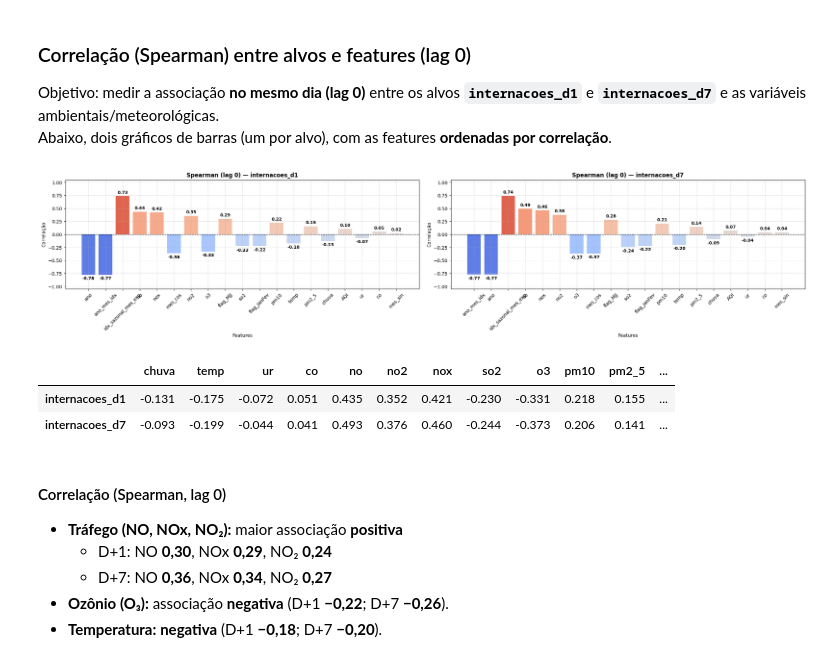
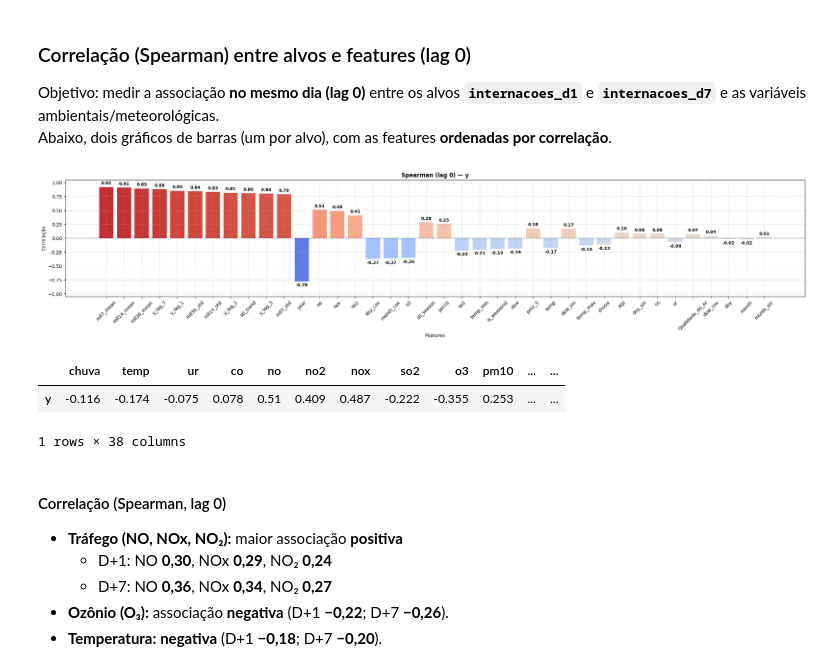
Before and after one commit to AILAB-CEFET-RJ/qualiar, a Jupyter notebook: notebooks/Analise-Correlacao/internacoes_x_qualiar_new.ipynb, the cells around one changed output. Drawn from its saved outputs; the diff is of its cells as text; code cells hidden in the pictures.

```diff
--- a/notebooks/Analise-Correlacao/internacoes_x_qualiar_new.ipynb
+++ b/notebooks/Analise-Correlacao/internacoes_x_qualiar_new.ipynb
@@ -28,8 +28,8 @@ import seaborn as sns
 import numpy as np
 import pandas as pd
 
-url_internacoes = "https://raw.githubusercontent.com/AILAB-CEFET-RJ/qualiar/refs/heads/main/data/datasus/INTERNACOES_DOENCA_RESP_RJ.csv"
-url_qualiar     = "https://raw.githubusercontent.com/AILAB-CEFET-RJ/qualiar/refs/heads/main/data/datasus/INTER_DR_RJ_SEAZONALITY.csv"
+url_internacoes = "https://raw.githubusercontent.com/AILAB-CEFET-RJ/qualiar/refs/heads/main/data/datasus/INTER_DR_RJ_SEAZONALITY.csv"
+url_qualiar     = "https://raw.githubusercontent.com/AILAB-CEFET-RJ/qualiar/refs/heads/main/data/DataRio/QUALIAR_RIO_DE_JANEIRO_TRATADO.csv"
 
 df_internacoes = pd.read_csv(url_internacoes, encoding="utf-8")
 df_qualiar     = pd.read_csv(url_qualiar,     encoding="utf-8")
@@ -40,6 +40,8 @@ df_unificado = (
       .reset_index(drop=True)
 )
 
+df_unificado.drop(columns=["ano", "mes", "dia"], inplace=True, errors="ignore")
+
 print("Dimensões do unificado:", df_unificado.shape)
 print("Intervalo de datas:", df_unificado["data_dia"].min(), "→", df_unificado["data_dia"].max())
 print("\nColunas:", df_unificado.columns.tolist())
@@ -68,7 +443,7 @@ df_ = df_unificado.copy()
 df_["data_dia"] = pd.to_datetime(df_["data_dia"], errors="coerce")
 df_ = df_.dropna(subset=["data_dia"]).sort_values("data_dia")
 
-serie = pd.to_numeric(df_["num_internacoes"], errors="coerce").dropna()
+serie = pd.to_numeric(df_["y"], errors="coerce").dropna()
 
 max_lags = 30
 lags = int(min(max_lags, max(1, len(serie) - 1)))
@@ -246,8 +521,8 @@ df = df_unificado.copy()
 df["data_dia"] = pd.to_datetime(df["data_dia"], errors="coerce")
 df = df.dropna(subset=["data_dia"]).sort_values("data_dia")
 
-targets = ["internacoes_d1", "internacoes_d7"]
-feature_candidates = ["chuva","temp","ur","co","no","no2","nox","so2","o3","pm10","pm2_5","AQI", 'mes_sin', 'mes_cos', "ano_mes_idx", "idx_sazonal_mes_exp", "ano", "flag_JanFev", "flag_MJJ"]
+targets = ["y"]
+feature_candidates = ['chuva', 'temp', 'ur', 'co', 'no', 'no2', 'nox', 'so2', 'o3', 'pm10', 'pm2_5', 'temp_min', 'temp_max', 'AQI', 'Qualidade_do_Ar', 'year', 'month', 'dow', 'doy', 'is_weekend', 'dow_sin', 'dow_cos', 'month_sin', 'month_cos', 'doy_sin', 'doy_cos', 'y_lag_1', 'y_lag_2', 'y_lag_3', 'y_lag_7', 'roll7_mean', 'roll7_std', 'roll14_mean', 'roll14_std', 'roll30_mean', 'roll30_std', 'stl_trend', 'stl_season']
 features = [c for c in feature_candidates if c in df.columns]
 if not features:
     raise ValueError("Nenhuma feature candidata encontrada.")
@@ -267,37 +542,37 @@ corr_mat = pd.DataFrame(
 
 n_tg = len(corr_series)
 fig, axes = plt.subplots(1, n_tg, figsize=(max(10, 1.2*len(features))*n_tg/2, 5), constrained_layout=True)
 if n_tg == 1:
     axes = [axes]
 
 for ax, (t, s) in zip(axes, corr_series.items()):
     vals = s.values
     idx = s.index
     colors = plt.cm.coolwarm((vals + 1) / 2)
     bars = ax.bar(idx, vals, color=colors)
     ax.axhline(0, color="black", linestyle="--", linewidth=1)
     ax.set_ylim(-1.05, 1.05)
     ax.set_title(f"Spearman (lag 0) — {t}", fontsize=12, fontweight="bold")
     ax.set_xlabel("Features")
     ax.set_ylabel("Correlação")
     ax.tick_params(axis="x", rotation=45)
     ax.grid(True, linestyle="--", alpha=0.5)
 
     offset = 0.03
     for rect, val in zip(bars, vals):
         x = rect.get_x() + rect.get_width()/2
         y = val + offset if val >= 0 else val - offset
         va = "bottom" if val >= 0 else "top"
         ax.text(x, y, f"{val:.2f}", ha="center", va=va, fontsize=9, fontweight="bold")
 
 plt.show()
 
 display(corr_mat.round(3))
 # %% [output]
-[figure, old version]
+[figure, new version]
-|  | chuva | temp | ur | co | no | no2 | nox | so2 | o3 | pm10 | pm2_5 | ... |
-| internacoes_d1 | -0.131 | -0.175 | -0.072 | 0.051 | 0.435 | 0.352 | 0.421 | -0.230 | -0.331 | 0.218 | 0.155 | ... |
-| internacoes_d7 | -0.093 | -0.199 | -0.044 | 0.041 | 0.493 | 0.376 | 0.460 | -0.244 | -0.373 | 0.206 | 0.141 | ... |
+|  | chuva | temp | ur | co | no | no2 | nox | so2 | o3 | pm10 | ... | ... |
+| y | -0.116 | -0.174 | -0.075 | 0.078 | 0.51 | 0.409 | 0.487 | -0.222 | -0.355 | 0.253 | ... | ... |
+1 rows × 38 columns
 # %% [markdown]
 #### Correlação (Spearman, lag 0)
 
```
Also changed, not shown: parts of 15 cells of this notebook, 2 other files.
